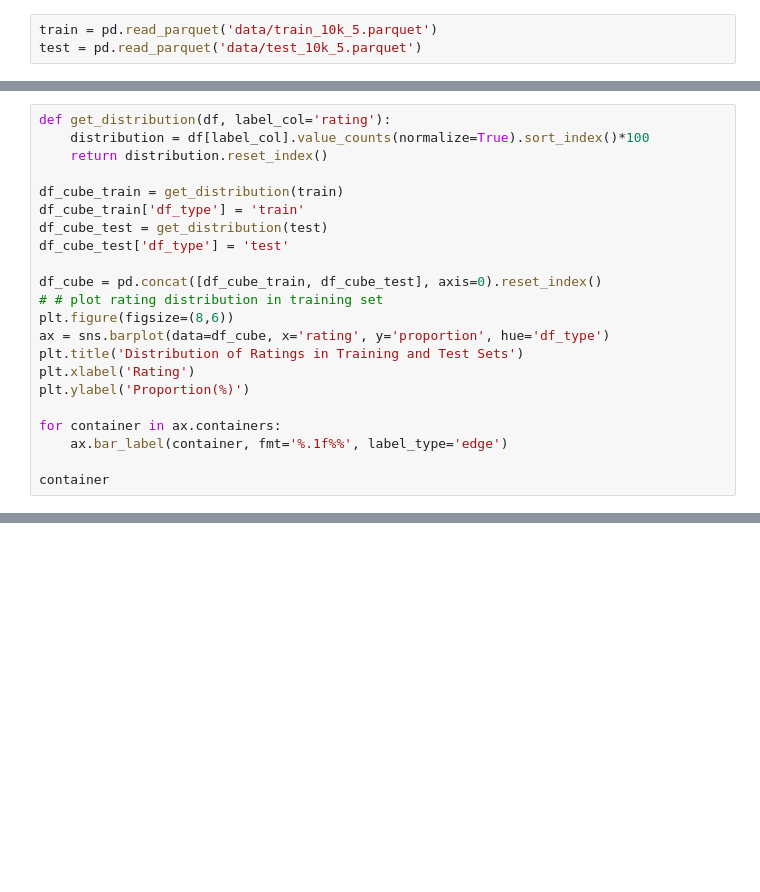
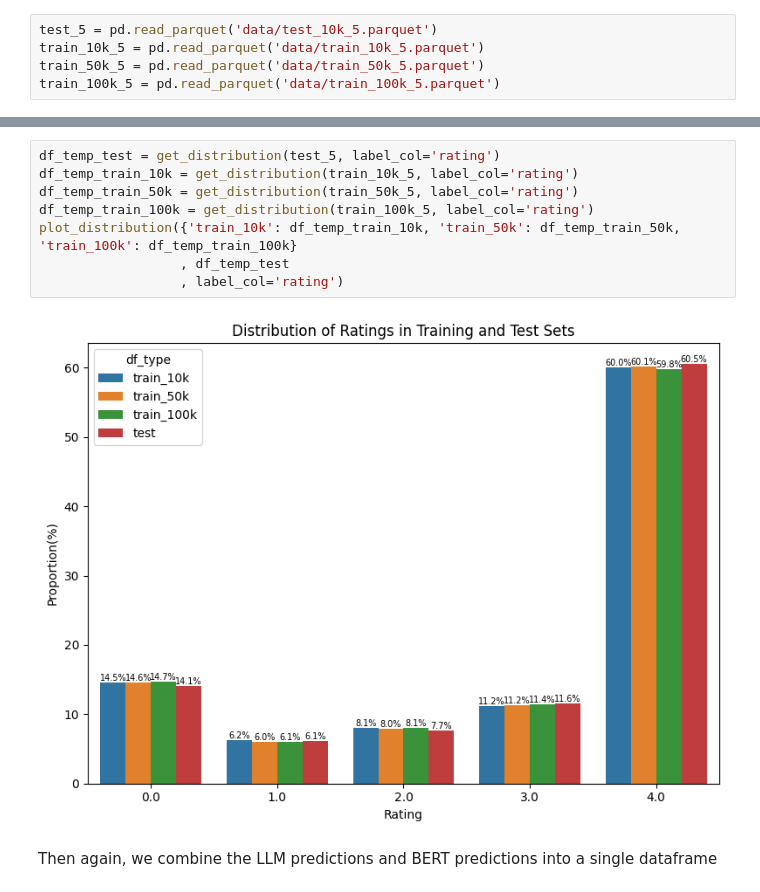
Before and after one commit to bradyhhhuang/llm-roberta-sentiment, a Jupyter notebook: analysis.ipynb, the cells around one changed output, grey strips where cells are left out. Drawn from its saved outputs; the diff is of its cells as text; blank space fills up the shorter version.

```diff
--- a/analysis.ipynb
+++ b/analysis.ipynb
@@ -8,3 +287,5 @@ import os
 # %%
-train = pd.read_parquet('data/train_10k_5.parquet')
-test = pd.read_parquet('data/test_10k_5.parquet')
+test_5 = pd.read_parquet('data/test_10k_5.parquet')
+train_10k_5 = pd.read_parquet('data/train_10k_5.parquet')
+train_50k_5 = pd.read_parquet('data/train_50k_5.parquet')
+train_100k_5 = pd.read_parquet('data/train_100k_5.parquet')
@@ -14,22 +291,0 @@ test = pd.read_parquet('data/test_10k_5.parquet')
-# %%
-def get_distribution(df, label_col='rating'):
-    distribution = df[label_col].value_counts(normalize=True).sort_index()*100
-    return distribution.reset_index()
-
-df_cube_train = get_distribution(train)
-df_cube_train['df_type'] = 'train'
-df_cube_test = get_distribution(test)
-df_cube_test['df_type'] = 'test'
-
-df_cube = pd.concat([df_cube_train, df_cube_test], axis=0).reset_index()
-# # plot rating distribution in training set
-plt.figure(figsize=(8,6))
-ax = sns.barplot(data=df_cube, x='rating', y='proportion', hue='df_type')
-plt.title('Distribution of Ratings in Training and Test Sets')
-plt.xlabel('Rating')
-plt.ylabel('Proportion(%)')
-
-for container in ax.containers:
-    ax.bar_label(container, fmt='%.1f%%', label_type='edge')
-
-container
@@ -67,0 +294,12 @@ plt.show()
+# %%
+df_temp_test = get_distribution(test_5, label_col='rating')
+df_temp_train_10k = get_distribution(train_10k_5, label_col='rating')
+df_temp_train_50k = get_distribution(train_50k_5, label_col='rating')
+df_temp_train_100k = get_distribution(train_100k_5, label_col='rating')
+plot_distribution({'train_10k': df_temp_train_10k, 'train_50k': df_temp_train_50k, 'train_100k': df_temp_train_100k}
+                  , df_temp_test
+                  , label_col='rating')
+# %% [output]
+[figure, added]
+# %% [markdown]
+Then again, we combine the LLM predictions and BERT predictions into a single dataframe
```
Also changed, not shown: parts of 51 cells of this notebook, 2 other files.
